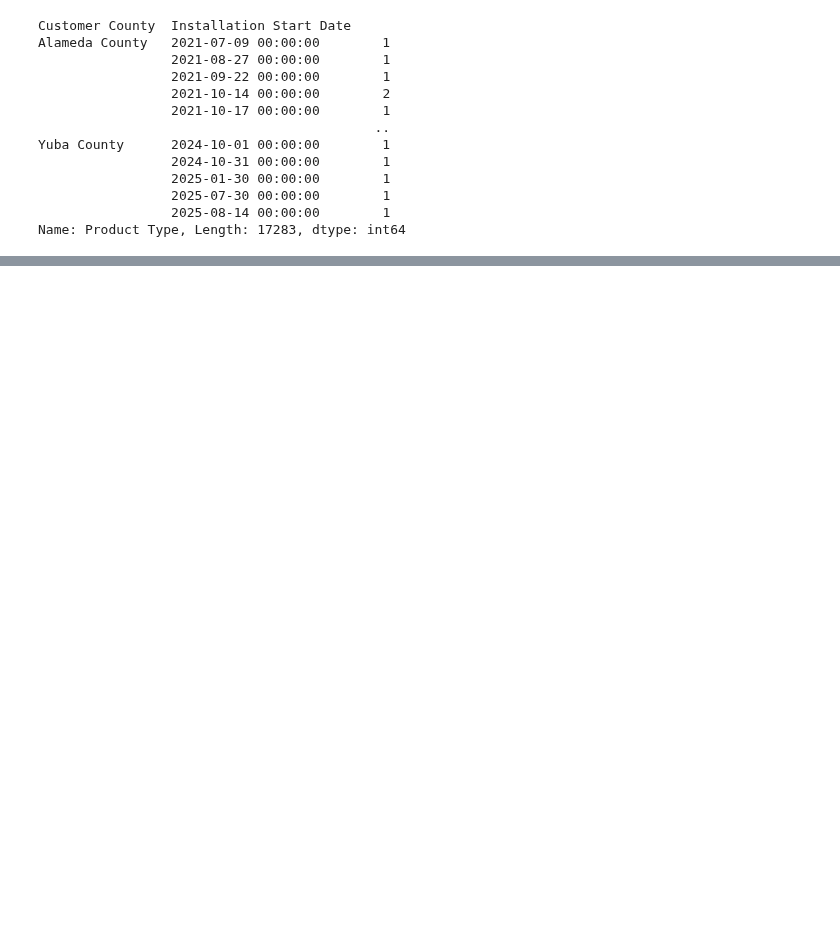
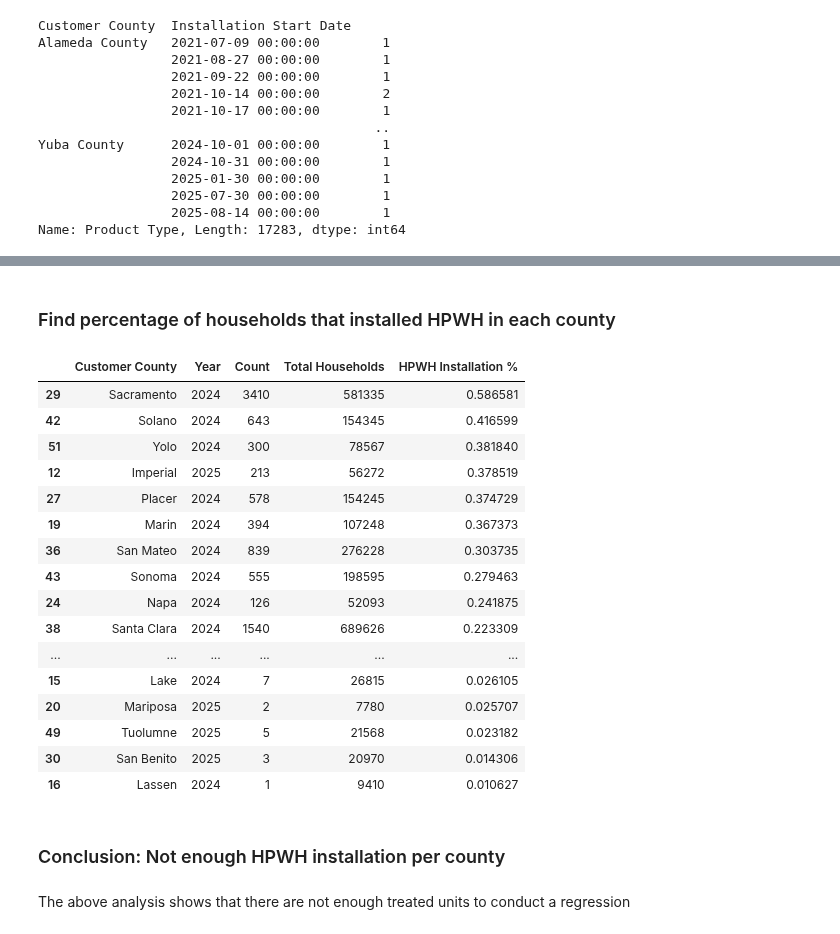
Before and after one commit to taylore25/Taylor-Elich-EEP-Senior-Thesis, a Jupyter notebook: Initial Analysis.ipynb, the cells around one changed output, grey strips where cells are left out. Saved outputs shown, nothing was run; the diff lists cells and outputs as text; code cells hidden in the pictures; blank space fills up the shorter version.

Commit message:
9/28 Analysis

```diff
--- a/Initial Analysis.ipynb
+++ b/Initial Analysis.ipynb
@@ -68,0 +75,4 @@ Name: Product Type, Length: 17283, dtype: int64
+# %%
+#create a column for just the years of installation
+heatpump_df['Year'] = pd.to_datetime(heatpump_df['Installation Start Date'], errors = 'coerce').dt.year.astype('Int64')
+heatpump_df
@@ -68,0 +95,5 @@ Name: Product Type, Length: 17283, dtype: int64
+# %%
+heatpump_df[['Customer County', 'Product Type', 'Installation Start Date']].groupby(['Customer County', 'Installation Start Date'])['Product Type'].count()
+
+pd.set_option('display.max_rows', None)
+heatpump_df.groupby(['Customer County', 'Year'])['Product Type'].count()
@@ -68,0 +124,8 @@ Name: Product Type, Length: 17283, dtype: int64
+# %%
+#get just the years with the highest counts of HPWHs to see if even the highest amount is significant compared to city size
+counts = heatpump_df.groupby(['Customer County', 'Year'])['Product Type'].count().reset_index(name='count')
+highest_per_county = (counts.sort_values(by='count', ascending = False).groupby('Customer County').first().reset_index())
+highest_per_county
+
+#sort in descending order of counts of HPWH
+highest_per_county.sort_values(by = 'count', ascending = False)
@@ -68,0 +246,9 @@ Name: Product Type, Length: 17283, dtype: int64
+# %%
+#note: taking some liberties with the exact years since this analysis is just to access viability on an approximate scale
+
+#getting rid of the word "County" from the highest_per_county dataset so we can cleanly merge
+highest_per_county['Customer County'] = highest_per_county['Customer County'].str.replace(r'\s+County$', '', regex = True)
+
+merged = highest_per_county.merge(ca_households, on = 'Customer County')
+merged = merged.rename(columns = {'count':'Count'})
+merged
@@ -68,0 +273,27 @@ Name: Product Type, Length: 17283, dtype: int64
+# %% [markdown]
+### Find percentage of households that installed HPWH in each county
+# %%
+merged['HPWH Installation %'] = merged['Count'] / merged['Total Households'] * 100
+merged.sort_values(by = 'HPWH Installation %', ascending = False)
+# %% [output]
+|  | Customer County | Year | Count | Total Households | HPWH Installation % |
+| 29 | Sacramento | 2024 | 3410 | 581335 | 0.586581 |
+| 42 | Solano | 2024 | 643 | 154345 | 0.416599 |
+| 51 | Yolo | 2024 | 300 | 78567 | 0.381840 |
+| 12 | Imperial | 2025 | 213 | 56272 | 0.378519 |
+| 27 | Placer | 2024 | 578 | 154245 | 0.374729 |
+| 19 | Marin | 2024 | 394 | 107248 | 0.367373 |
+| 36 | San Mateo | 2024 | 839 | 276228 | 0.303735 |
+| 43 | Sonoma | 2024 | 555 | 198595 | 0.279463 |
+| 24 | Napa | 2024 | 126 | 52093 | 0.241875 |
+| 38 | Santa Clara | 2024 | 1540 | 689626 | 0.223309 |
+| ... | ... | ... | ... | ... | ... |
+| 15 | Lake | 2024 | 7 | 26815 | 0.026105 |
+| 20 | Mariposa | 2025 | 2 | 7780 | 0.025707 |
+| 49 | Tuolumne | 2025 | 5 | 21568 | 0.023182 |
+| 30 | San Benito | 2025 | 3 | 20970 | 0.014306 |
+| 16 | Lassen | 2024 | 1 | 9410 | 0.010627 |
+# %% [markdown]
+### Conclusion: Not enough HPWH installation per county
+# %% [markdown]
+The above analysis shows that there are not enough treated units to conduct a regression
```
Also changed, not shown: parts of 17 cells of this notebook.
